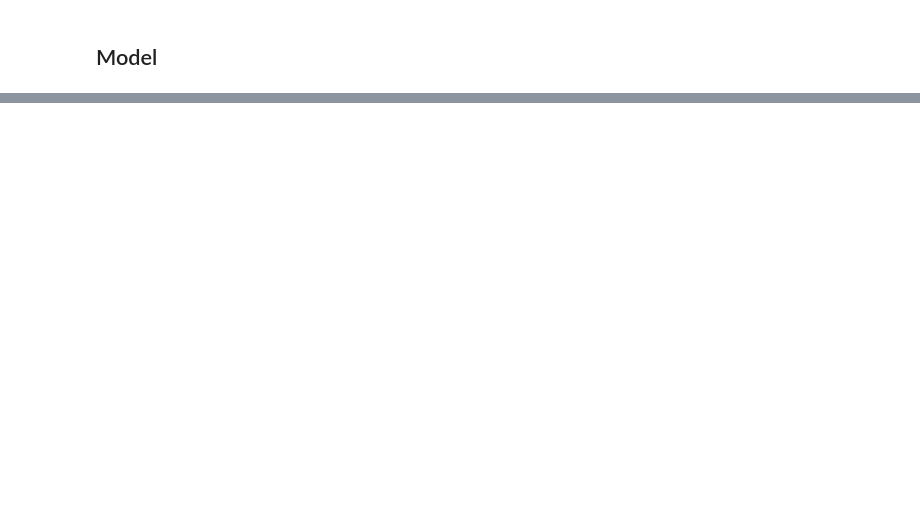
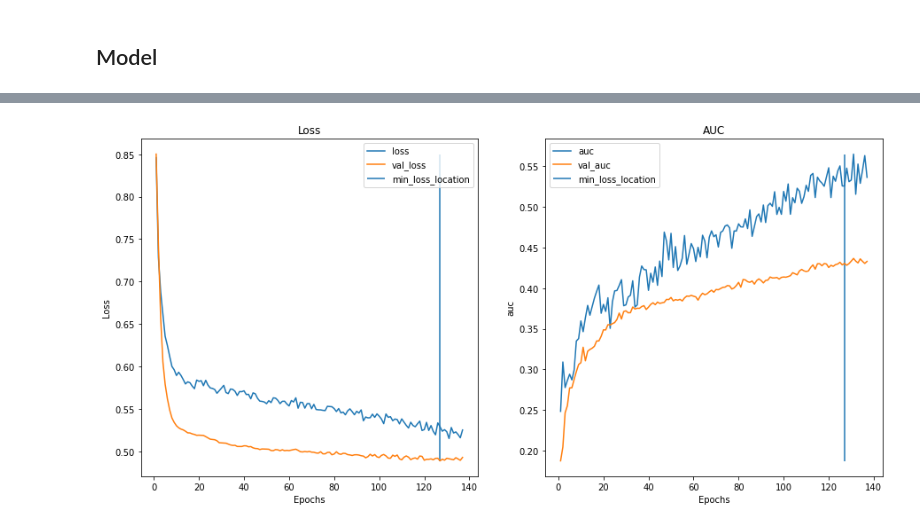
Before and after one commit to olmosjorge28/SMU_MSDS_CAPSTONE_2022, a Jupyter notebook: first_model_jorge.ipynb, the cells around one changed output, grey strips where cells are left out. Saved outputs shown, nothing was run; the diff lists cells and outputs as text; code cells hidden in the pictures; blank space fills up the shorter version.

```diff
--- a/first_model_jorge.ipynb
+++ b/first_model_jorge.ipynb
@@ -384,6 +232,39 @@ def plot_training_curves(history, title=None):
     ax[1].set_xlabel('Epochs')
     ax[1].legend()
     plt.show()
+# %%
+def plot_training_curves_auc(history, title=None):
+    ''' Plot the training curves for loss and accuracy given a model history
+    '''
+    # find the minimum loss epoch
+    minimum = np.min(history.history['val_loss'])
+    min_loc = np.where(minimum == history.history['val_loss'])[0]
+    # get the vline y-min and y-max
+    loss_min, loss_max = (min(history.history['val_loss'] + history.history['loss']),
+                          max(history.history['val_loss'] + history.history['loss']))
+    acc_min, acc_max = (min(history.history['val_auc'] + history.history['auc']),
+                        max(history.history['val_auc'] + history.history['auc']))
+    # create figure
+    fig, ax = plt.subplots(ncols=2, figsize = (15,7))
+    fig.suptitle(title)
+    index = np.arange(1, len(history.history['auc']) + 1)
+    # plot the loss and validation loss
+    ax[0].plot(index, history.history['loss'], label = 'loss')
+    ax[0].plot(index, history.history['val_loss'], label = 'val_loss')
+    ax[0].vlines(min_loc + 1, loss_min, loss_max, label = 'min_loss_location')
+    ax[0].set_title('Loss')
+    ax[0].set_ylabel('Loss')
+    ax[0].set_xlabel('Epochs')
+    ax[0].legend()
+    # plot the accuracy and validation accuracy
+    ax[1].plot(index, history.history['auc'], label = 'auc')
+    ax[1].plot(index, history.history['val_auc'], label = 'val_auc')
+    ax[1].vlines(min_loc + 1, acc_min, acc_max, label = 'min_loss_location')
+    ax[1].set_title('AUC')
+    ax[1].set_ylabel('auc')
+    ax[1].set_xlabel('Epochs')
+    ax[1].legend()
+    plt.show()
 # %%
 plot_training_curves(history=model_hist)
 # %% [output]
@@ -390,0 +272,4 @@ plot_training_curves(history=model_hist)
+# %%
+plot_training_curves_auc(history=model_hist)
+# %% [output]
+[figure, added]
```
Also changed, not shown: parts of 39 cells of this notebook.
